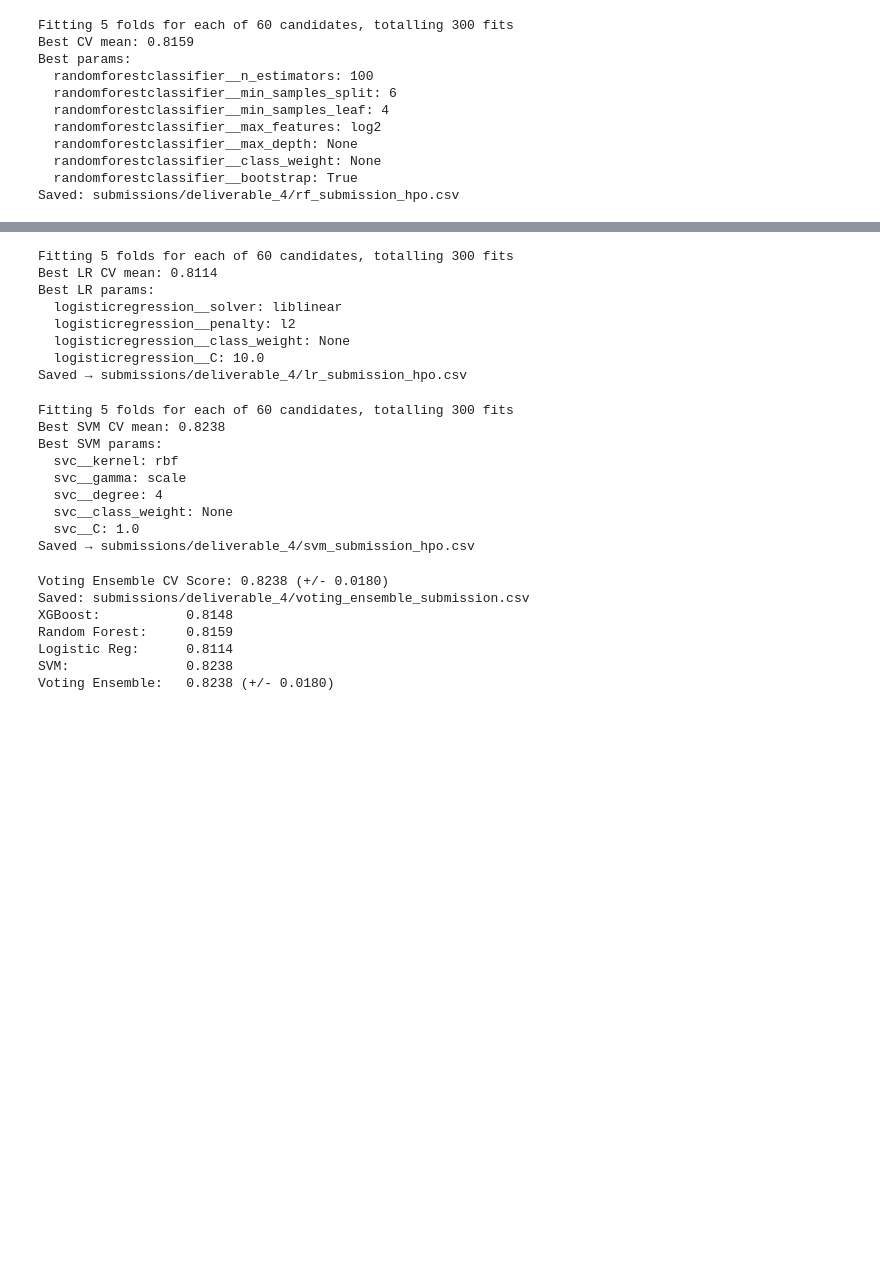
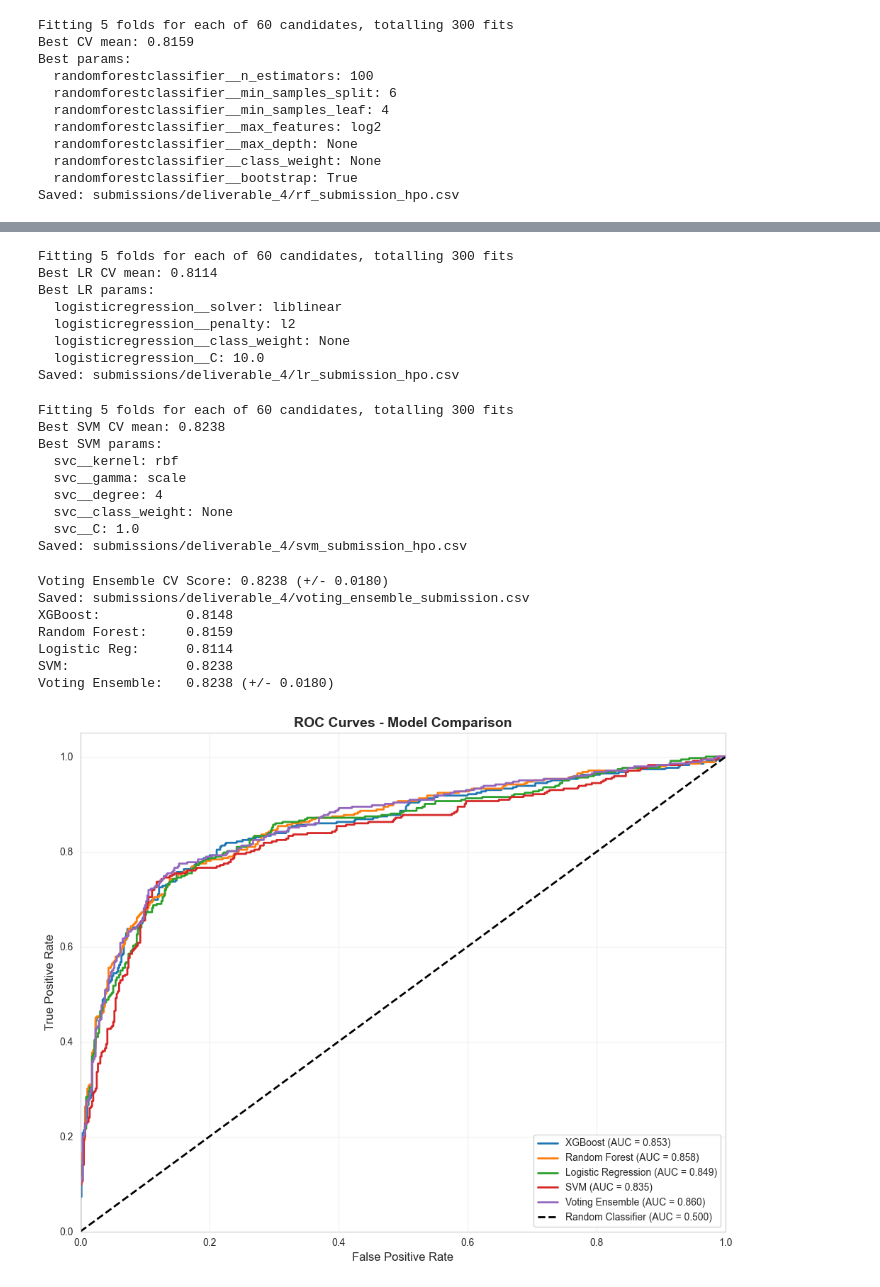
Before and after one commit to connor-gouin/ECE-4420---Titanic-Kaggle-Project, a Jupyter notebook: deliverable_4.ipynb, the cells around one changed output, grey strips where cells are left out. Cells and saved outputs as stored; diff of their text form; code cells hidden in the pictures; blank space fills up the shorter version.

Commit message:
Deliverable 4

```diff
--- a/deliverable_4.ipynb
+++ b/deliverable_4.ipynb
@@ -237,6 +264,7 @@ submission_df["Survived"] = predictions
 submission_df.to_csv("submissions/deliverable_4/dummy_submission.csv", index=False)
 # %%
 dt_pipe = make_pipeline(
+    fe,
     preprocessor,
     DecisionTreeClassifier(random_state=seed)
 )
@@ -444,7 +472,7 @@ Best LR params:
   logisticregression__penalty: l2
   logisticregression__class_weight: None
   logisticregression__C: 10.0
-Saved → submissions/deliverable_4/lr_submission_hpo.csv
+Saved: submissions/deliverable_4/lr_submission_hpo.csv
 # %%
 svm_pipe = make_pipeline(
     fe,
@@ -501,7 +529,7 @@ Best SVM params:
   svc__degree: 4
   svc__class_weight: None
   svc__C: 1.0
-Saved → submissions/deliverable_4/svm_submission_hpo.csv
+Saved: submissions/deliverable_4/svm_submission_hpo.csv
 # %%
 voting_clf = VotingClassifier(
     estimators=[
@@ -551,16 +579,9 @@ Logistic Reg:      0.8114
 SVM:               0.8238
 Voting Ensemble:   0.8238 (+/- 0.0180)
 # %%
-import matplotlib.pyplot as plt
-import seaborn as sns
-from sklearn.metrics import roc_curve, auc
-from sklearn.model_selection import cross_val_predict
-
-# Set seaborn style for prettier plots
 sns.set_style("whitegrid")
 sns.set_palette("husl")
 
-# Get probability predictions for each model using cross-validation
 xgb_probs = cross_val_predict(best_xgb_pipe, X_train, y_train,
                                 cv=StratifiedKFold(n_splits=5, shuffle=True, random_state=42),
                                 method='predict_proba', n_jobs=-1)[:, 1]
@@ -581,44 +602,34 @@ voting_probs = cross_val_predict(voting_clf, X_train, y_train,
                                    cv=StratifiedKFold(n_splits=5, shuffle=True, random_state=42),
                                    method='predict_proba', n_jobs=-1)[:, 1]
 
-# Calculate ROC curve and AUC for each model
 models = {
     'XGBoost': xgb_probs,
     'Random Forest': rf_probs,
     'Logistic Regression': lr_probs,
     'SVM': svm_probs,
     'Voting Ensemble': voting_probs
 }
 
 colors = ['#1f77b4', '#ff7f0e', '#2ca02c', '#d62728', '#9467bd']
 
 plt.figure(figsize=(10, 8))
 
 for (name, probs), color in zip(models.items(), colors):
     fpr, tpr, _ = roc_curve(y_train, probs)
     roc_auc = auc(fpr, tpr)
     plt.plot(fpr, tpr, color=color, lw=2,
              label=f'{name} (AUC = {roc_auc:.3f})')
 
-# Plot diagonal line (random classifier)
 plt.plot([0, 1], [0, 1], 'k--', lw=2, label='Random Classifier (AUC = 0.500)')
 
 plt.xlim([0.0, 1.0])
 plt.ylim([0.0, 1.05])
 plt.xlabel('False Positive Rate', fontsize=12)
 plt.ylabel('True Positive Rate', fontsize=12)
 plt.title('ROC Curves - Model Comparison', fontsize=14, fontweight='bold')
 plt.legend(loc="lower right", fontsize=10)
 plt.grid(alpha=0.3)
 plt.tight_layout()
 plt.show()
-
-# Print AUC scores
-print("\n" + "="*50)
-print("AUC SCORES (Area Under ROC Curve)")
-print("="*50)
-for name, probs in models.items():
-    fpr, tpr, _ = roc_curve(y_train, probs)
-    roc_auc = auc(fpr, tpr)
-    print(f"{name:20s}: {roc_auc:.4f}")
-print("="*50)
+# %% [output]
+[figure, added]
```
Also changed, not shown: parts of 4 cells of this notebook.
